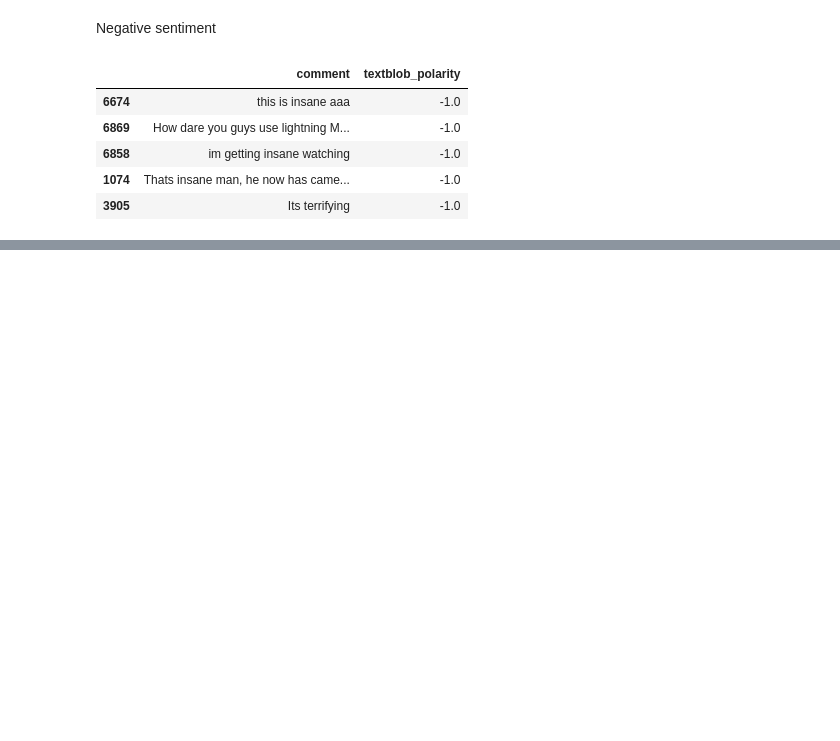
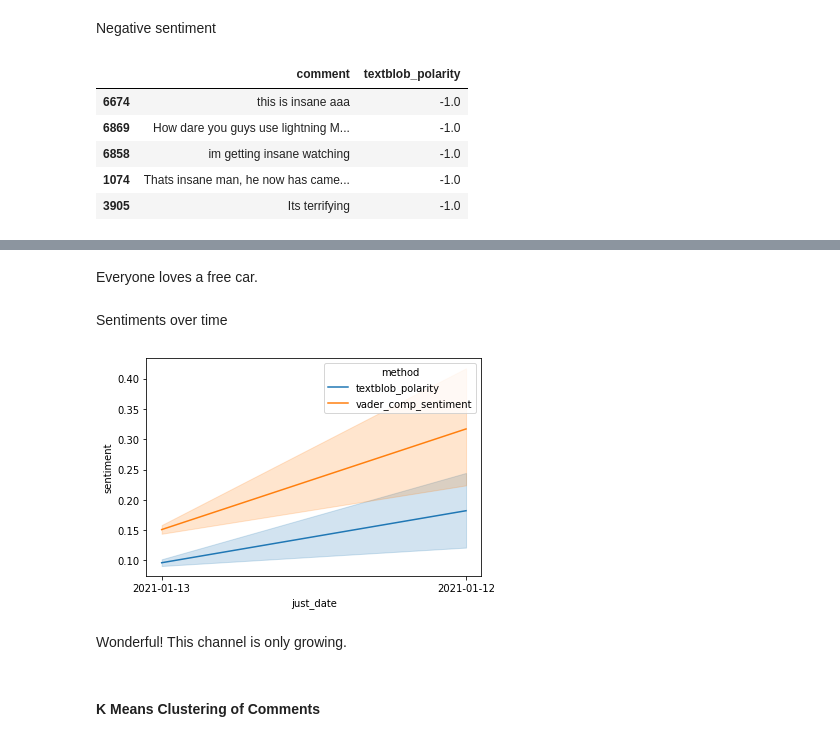
Before and after one commit to DoanCV/MrBeast-YouTube-Sentiment-Analysis, a Jupyter notebook: mrbeast.ipynb, the cells around one changed output, grey strips where cells are left out. Saved outputs shown, nothing was run; the diff lists cells and outputs as text; code cells hidden in the pictures; blank space fills up the shorter version.

```diff
--- a/mrbeast.ipynb
+++ b/mrbeast.ipynb
@@ -174,0 +274,13 @@ comments.sort_values(by=['textblob_polarity'], ascending=True)[['comment', 'text
+# %% [markdown]
+Everyone loves a free car.
+# %% [markdown]
+Sentiments over time
+# %%
+sns.lineplot(x="just_date", y="sentiment", hue="method", data=pol_hist)
+plt.show()
+# %% [output]
+[figure, added]
+# %% [markdown]
+Wonderful! This channel is only growing.
+# %% [markdown]
+#### K Means Clustering of Comments
```
Also changed, not shown: parts of 17 cells of this notebook.
